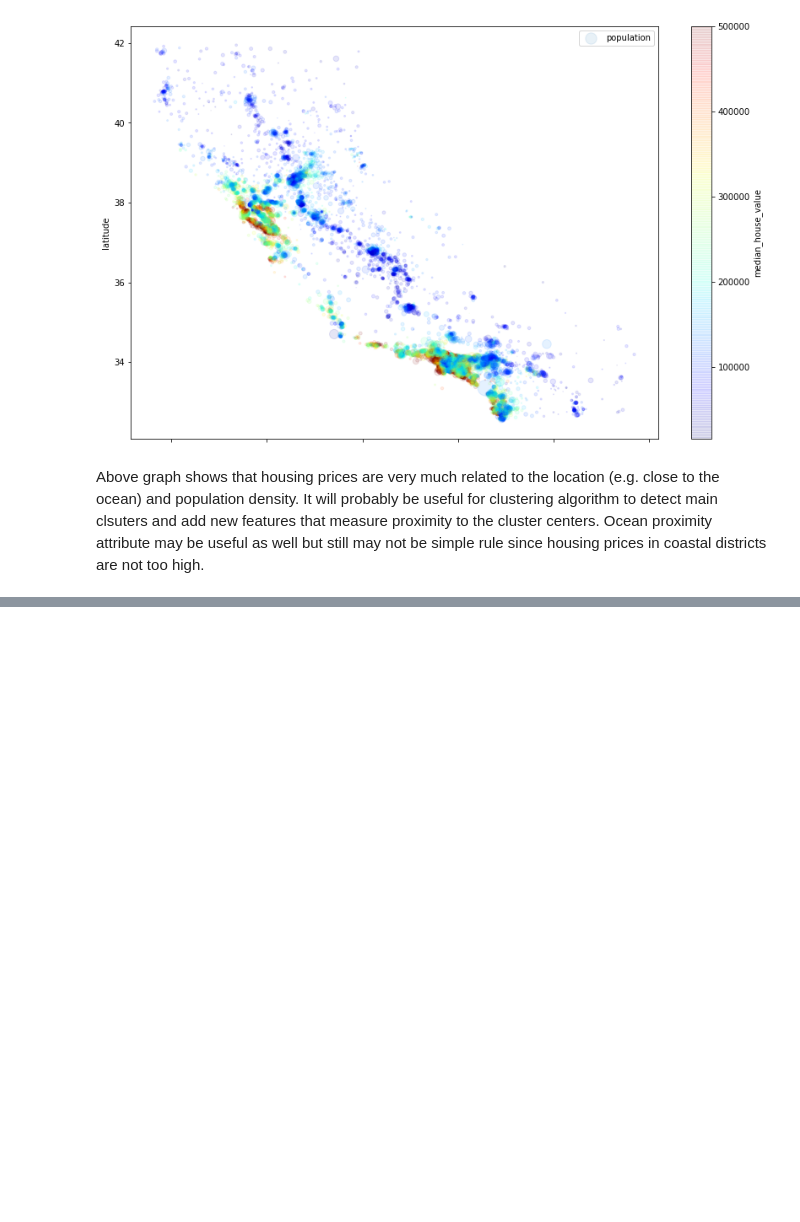
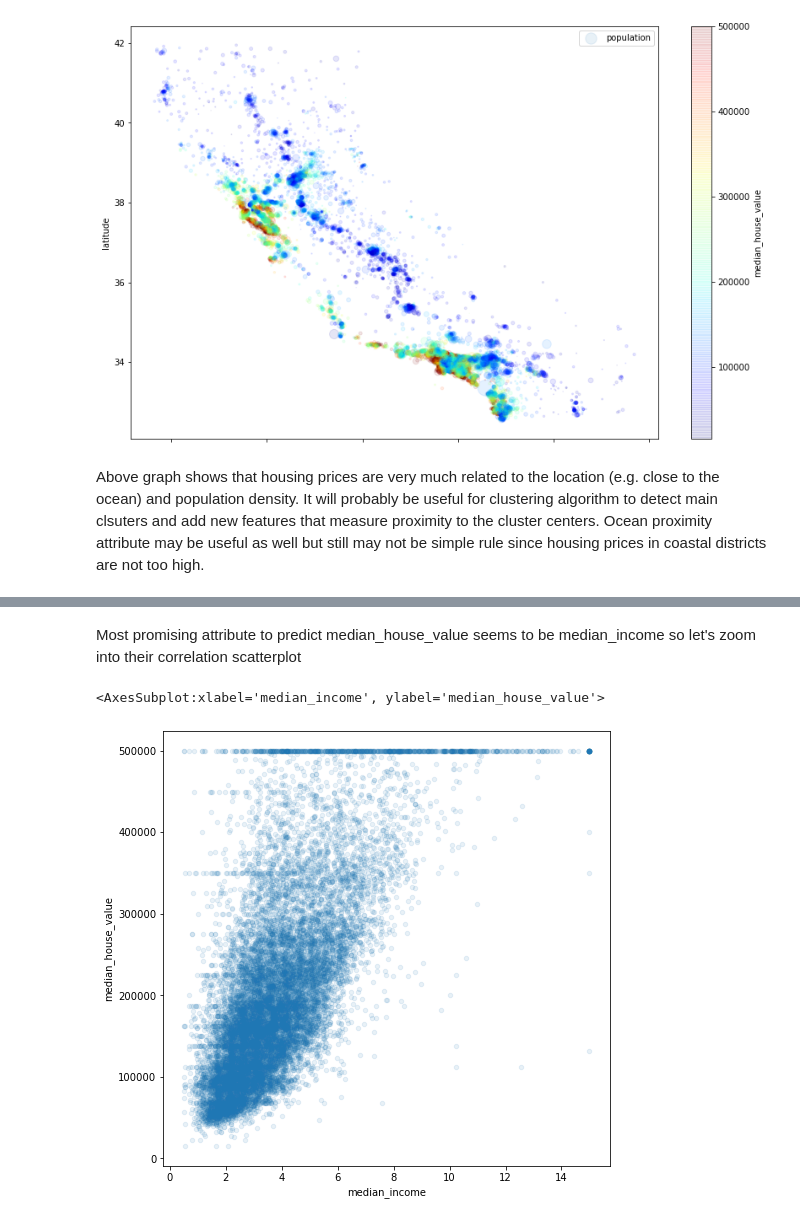
Before and after one commit to mrutyunjay17/Hands-On-Machine-Learning, a Jupyter notebook: california_housing_price_prediction/Housing.ipynb, the cells around one changed output, grey strips where cells are left out. Cells and saved outputs as stored; diff of their text form; code cells hidden in the pictures; blank space fills up the shorter version.

```diff
--- a/california_housing_price_prediction/Housing.ipynb
+++ b/california_housing_price_prediction/Housing.ipynb
@@ -291,0 +316,7 @@ Above graph shows that housing prices are very much related to the location (e.g
+# %% [markdown]
+Most promising attribute to predict median_house_value seems to be median_income so let's zoom into their correlation scatterplot
+# %%
+housing.plot(kind='scatter', x="median_income", y="median_house_value", alpha=0.1, figsize=(8,8))
+# %% [output]
+<AxesSubplot:xlabel='median_income', ylabel='median_house_value'>
+[figure, added]
```
Also changed, not shown: parts of 53 cells of this notebook.
